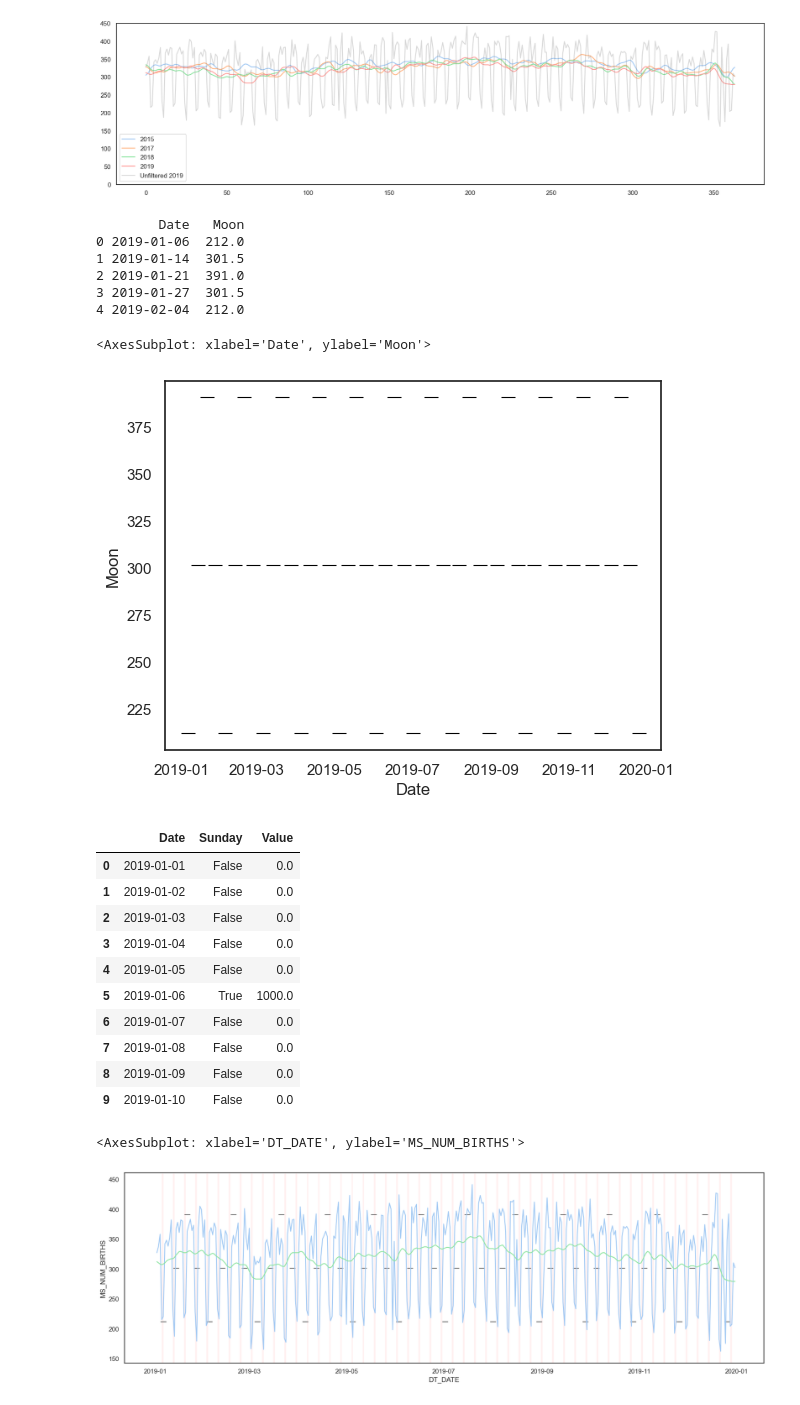
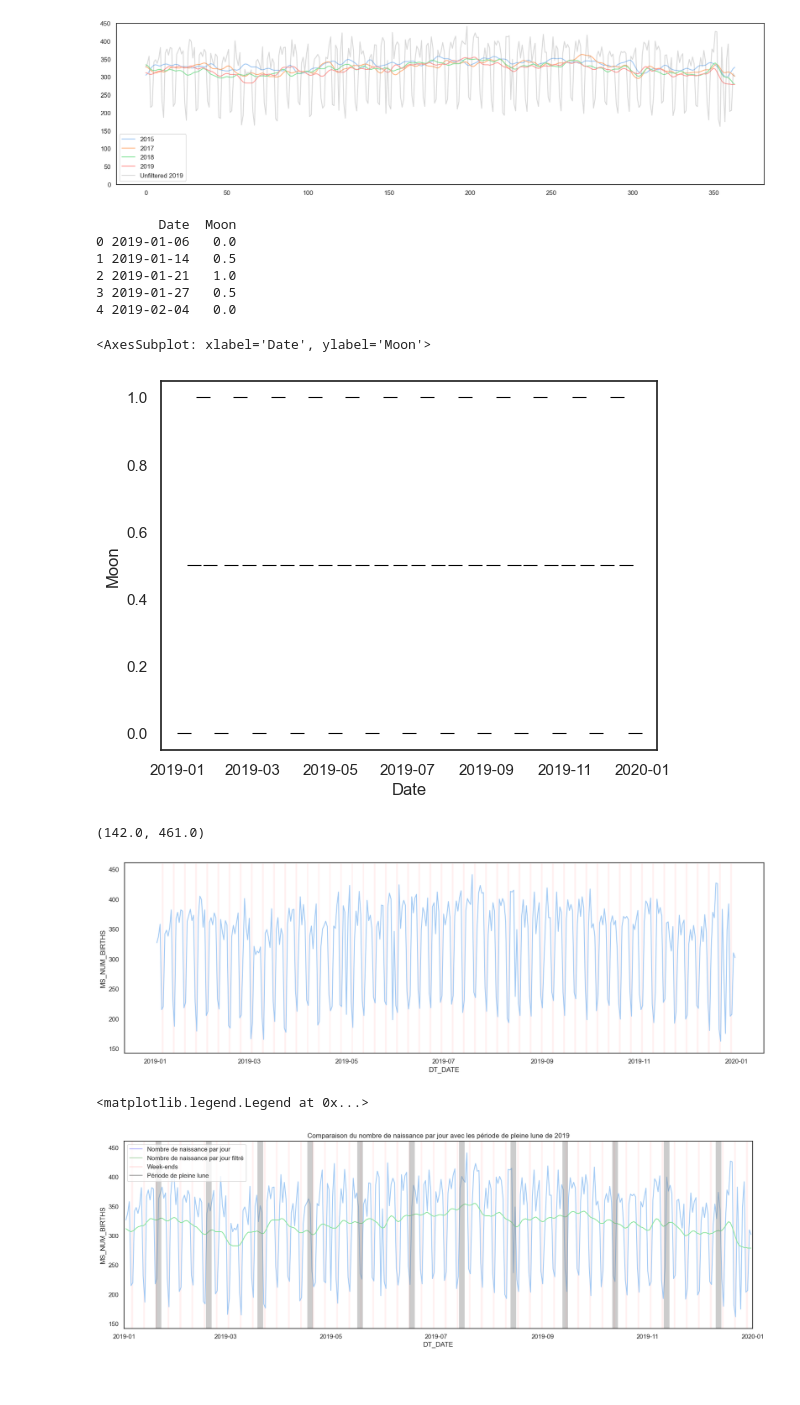
Before and after one commit to gmartinod/birth-vs-moon, a Jupyter notebook: fullMoonBirth.ipynb, the cells around one changed output. Saved outputs shown, nothing was run; the diff lists cells and outputs as text; code cells hidden in the pictures.

Commit message:
Enhancement full moon plot

```diff
--- a/fullMoonBirth.ipynb
+++ b/fullMoonBirth.ipynb
@@ -5,7 +5,7 @@ import matplotlib.pyplot as plt
 import seaborn as sns
 from scipy.ndimage.filters import gaussian_filter1d
 
-data = pd.read_excel(r'C:\Users\Utilisateur\Documents\Python Scripts\NumberOfBirthVSFullMoon\TF_BIRTHS.xlsx')
+data = pd.read_excel('TF_BIRTHS.xlsx')
 data.head(-10)
 # %% [output]
 |  | DT_DATE | MS_NUM_BIRTHS |
@@ -119,34 +118,34 @@ moon_2019 = pd.DataFrame({
 
 moon_2019['Date'] = pd.to_datetime(moon_2019['Date'])
 
-# TODO : afficher une ligne verticale de chaque pleine lune (a la place de traits)
 # ponderer par les valeur de naissance
-moon_2019.loc[moon_2019['Moon']==1, 'Moon'] = max(sub_data['MS_NUM_BIRTHS']) - 50
-moon_2019.loc[moon_2019['Moon']==0, 'Moon'] = min(sub_data['MS_NUM_BIRTHS']) + 50
-moon_2019.loc[moon_2019['Moon']==0.5, 'Moon'] = min(sub_data['MS_NUM_BIRTHS']) + (max(sub_data['MS_NUM_BIRTHS']) - min(sub_data['MS_NUM_BIRTHS'])) / 2
+#moon_2019.loc[moon_2019['Moon']==1, 'Moon'] = max(sub_data['MS_NUM_BIRTHS']) - 50
+#moon_2019.loc[moon_2019['Moon']==0, 'Moon'] = min(sub_data['MS_NUM_BIRTHS']) + 50
+#moon_2019.loc[moon_2019['Moon']==0.5, 'Moon'] = min(sub_data['MS_NUM_BIRTHS']) + (max(sub_data['MS_NUM_BIRTHS']) - min(sub_data['MS_NUM_BIRTHS'])) / 2
 
 print(moon_2019.head())
 
 sns.set_style('white')
 sns.scatterplot(data=moon_2019, x='Date', y='Moon', color='black', marker='_', s=100)
 # %% [output]
-        Date   Moon
-0 2019-01-06  212.0
-1 2019-01-14  301.5
-2 2019-01-21  391.0
-3 2019-01-27  301.5
-4 2019-02-04  212.0
+        Date  Moon
+0 2019-01-06   0.0
+1 2019-01-14   0.5
+2 2019-01-21   1.0
+3 2019-01-27   0.5
+4 2019-02-04   0.0
 <AxesSubplot: xlabel='Date', ylabel='Moon'>
-[figure, old version]
+[figure, new version]
 # %%
-# show sundays on plot
+# Validate that drops correspond to week-ends
+
 import calendar
 
 obj = calendar.Calendar()
 list_daysWeeks = obj.yeardayscalendar(annee)
 
+# get every sunday of 2019
 sundays = []
-
 for t, trimestre in enumerate(list_daysWeeks):
     for m, month in enumerate(trimestre):
         for week in month:
@@ -166,37 +165,56 @@ DF_sundays['Date'] = pd.Series(array_sundays[:,0])
 DF_sundays['Date'] = pd.to_datetime(DF_sundays['Date'])
 DF_sundays['Sunday'] = pd.Series(array_sundays[:,1])
 
+# Give sundays a value to plot on same graph
 DF_sundays['Value'] = pd.Series(np.zeros(len(array_sundays)))
 DF_sundays.loc[DF_sundays['Sunday']=='True', 'Value'] = 1000
 DF_sundays.loc[DF_sundays['Sunday']=='False', 'Value'] = 0
 
+DF_sundays.head(14)
 
-DF_sundays.head(10)
+plt.figure(figsize=(20,6))
+
+sns.set_theme(style='white', palette='pastel')
+sns.lineplot(data=sub_data, x='DT_DATE', y='MS_NUM_BIRTHS')
+
+# plot color bar when the date is sunday
+plt.bar(x=DF_sundays['Date'], height=DF_sundays['Value'], color='r', alpha=0.15, width=-1, align='edge')
+plt.ylim(min(sub_data['MS_NUM_BIRTHS'])-20, max(sub_data['MS_NUM_BIRTHS'])+20)
 # %% [output]
-|  | Date | Sunday | Value |
-| 0 | 2019-01-01 | False | 0.0 |
-| 1 | 2019-01-02 | False | 0.0 |
-| 2 | 2019-01-03 | False | 0.0 |
-| 3 | 2019-01-04 | False | 0.0 |
-| 4 | 2019-01-05 | False | 0.0 |
-| 5 | 2019-01-06 | True | 1000.0 |
-| 6 | 2019-01-07 | False | 0.0 |
-| 7 | 2019-01-08 | False | 0.0 |
-| 8 | 2019-01-09 | False | 0.0 |
-| 9 | 2019-01-10 | False | 0.0 |
+(142.0, 461.0)
+[figure, added]
 # %%
+# final plot : 2019 filtered and unfiltered, sundays, full moons
+
 plt.figure(figsize=(20,6))
 
 sns.set_theme(style='white', palette='pastel')
 sns.lineplot(data=sub_data, x='DT_DATE', y='MS_NUM_BIRTHS')
 sns.lineplot(data=sub_data, x='DT_DATE', y='smooth', color='g')
 
 # plot color bar when the date is sunday
 plt.bar(x=DF_sundays['Date'], height=DF_sundays['Value'], color='r', alpha=0.15, width=-1, align='edge')
+
+# plot periods of full moon
+for i in range(len(moon_2019)):
+    line = moon_2019.iloc[i]
+    date = line['Date']
+    type = line['Moon']
+    if type == 1:
+        plt.axvline(date, color='grey', linewidth=10, alpha=0.4)
+
+
 plt.ylim(min(sub_data['MS_NUM_BIRTHS'])-20, max(sub_data['MS_NUM_BIRTHS'])+20)
+plt.xlim(pd.to_datetime('2019-01-01'), pd.to_datetime('2020-01-01'))
 
-# plot evolution of moon calendar (by quarter)
-sns.scatterplot(data=moon_2019, x='Date', y='Moon', marker='_', color='black', s=100)
+plt.title('Comparaison du nombre de naissance par jour avec les périodes de pleine lune de 2019')
+
+# plot legend
+import matplotlib.lines as mlines
+plt.legend(handles=[mlines.Line2D([], [], color='blue', alpha = 0.3, markersize=15, label="Nombre de naissance par jour"),
+                    mlines.Line2D([], [], color='green', alpha = 0.3, markersize=15, label="Nombre de naissance par jour filtré"),
+                    mlines.Line2D([], [], color='red', alpha = 0.15, markersize=15, label="Week-ends"),
+                    mlines.Line2D([], [], color='black', alpha=0.4, markersize=15, label="Période de pleine lune")])
 # %% [output]
-<AxesSubplot: xlabel='DT_DATE', ylabel='MS_NUM_BIRTHS'>
+<matplotlib.legend.Legend at 0x...>
-[figure, old version]
+[figure, new version]
```
Also changed, not shown: parts of 2 cells of this notebook.
